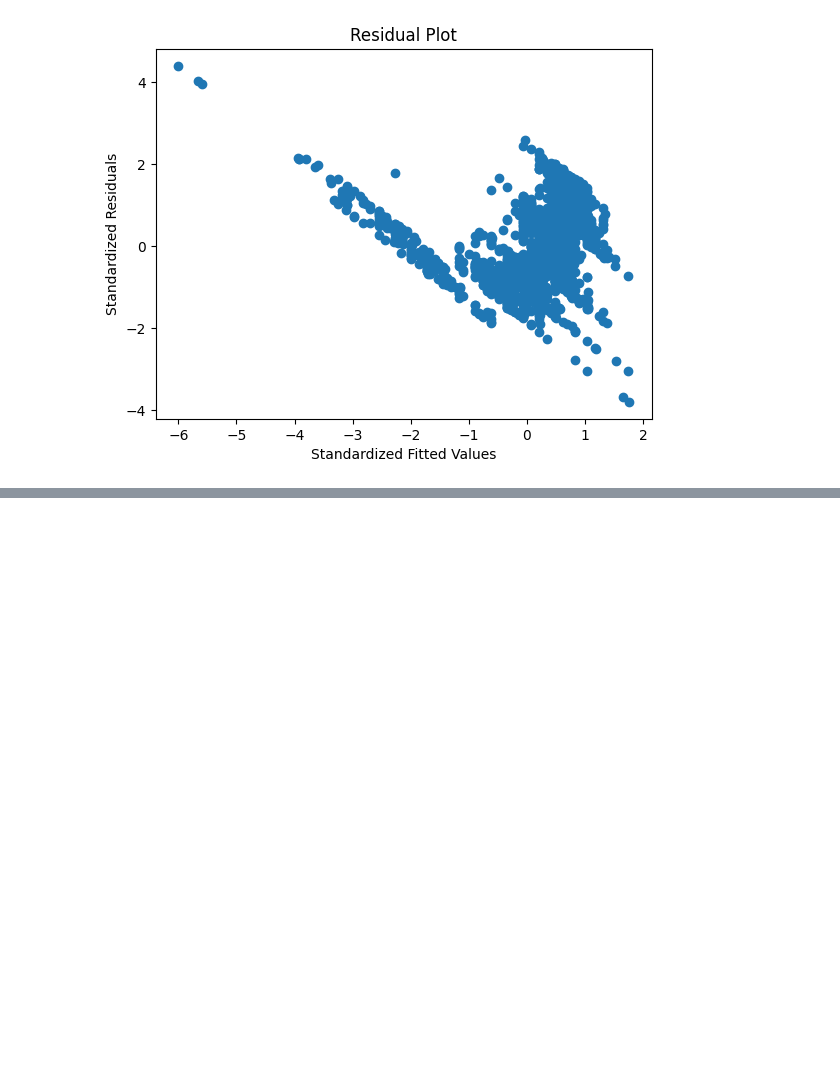
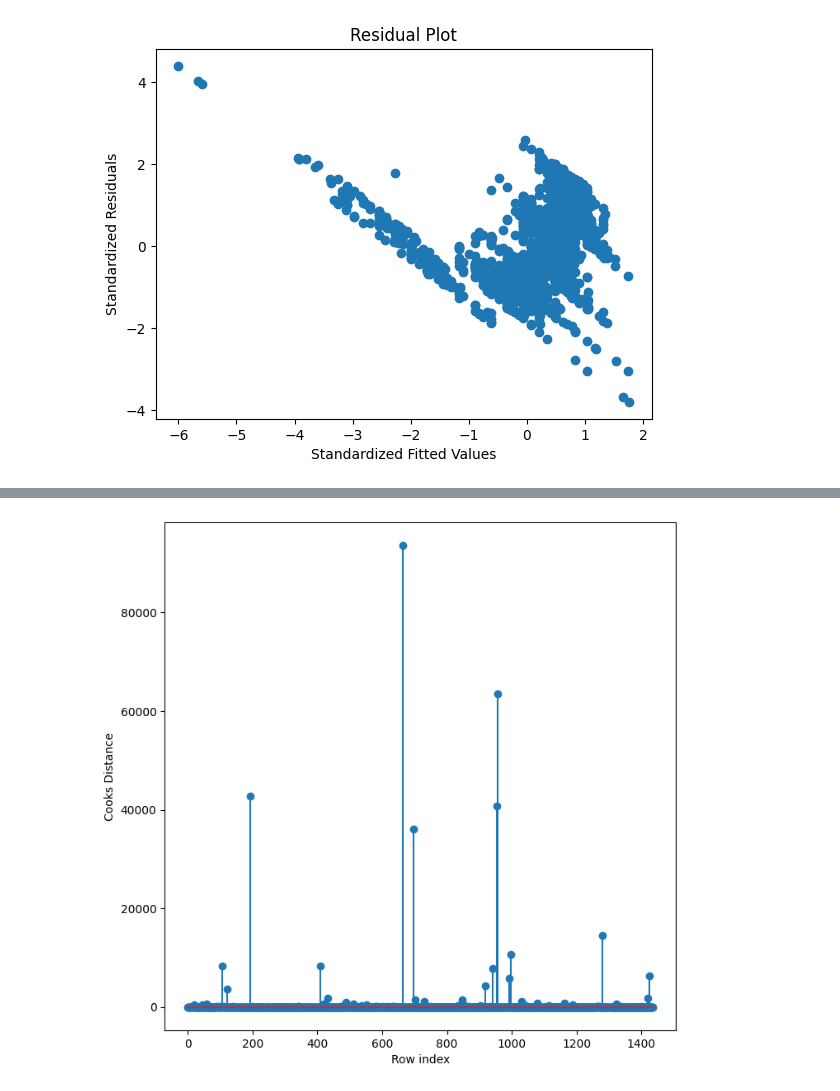
Before and after one commit to hemanththalluri/pandu12, a Jupyter notebook: Toyoto.ipynb, the cells around one changed output, grey strips where cells are left out. Cells and saved outputs as stored; diff of their text form; code cells hidden in the pictures; blank space fills up the shorter version.

```diff
--- a/Toyoto.ipynb
+++ b/Toyoto.ipynb
@@ -258,0 +244,14 @@ plt.show
+# %%
+mode_influence = model.get_influence()
+(c, _) = mode_influence.cooks_distance
+# %%
+import matplotlib.pyplot as plt
+import numpy as np
+
+fig, ax = plt.subplots(figsize=(8, 8))
+ax.stem(np.arange(len(df)), np.round(c, 3))
+ax.set_xlabel('Row index')
+ax.set_ylabel('Cooks Distance')
+plt.show()
+# %% [output]
+[figure, added]
```
Also changed, not shown: parts of 8 cells of this notebook.
